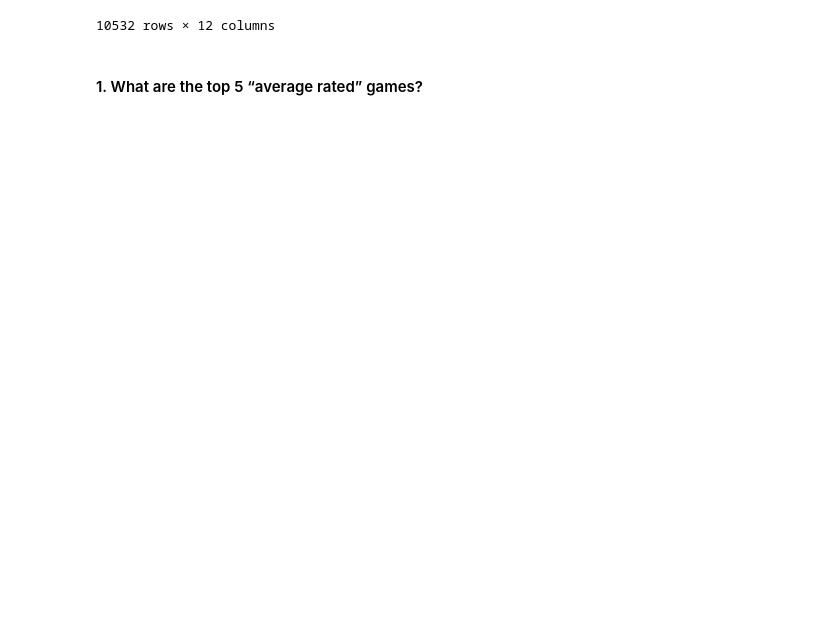
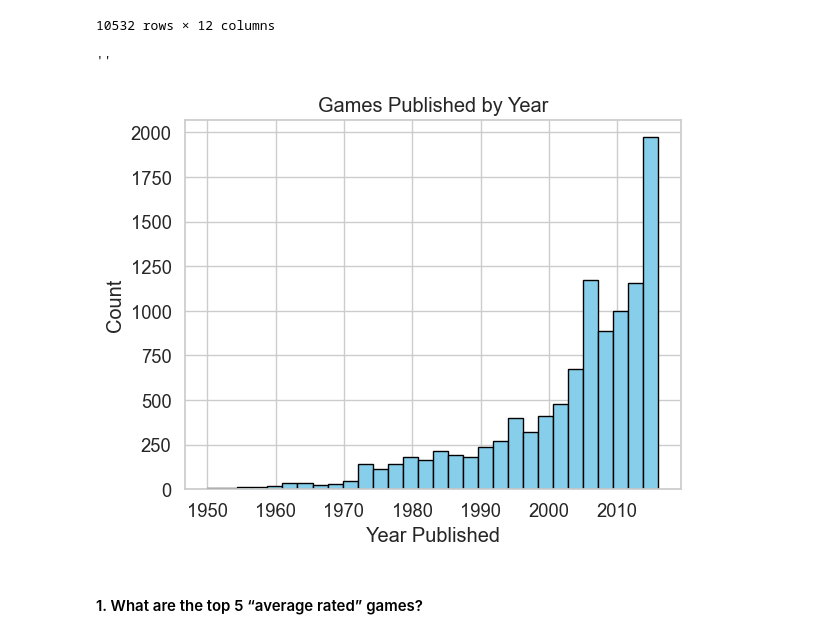
Before and after one commit to ayllinBukovic/AyllinBukovic_DVisHDip_CA1, a Jupyter notebook: AyllinBukovic_DVisHDip_CA1.ipynb, the cells around one changed output. Cells and saved outputs as stored; diff of their text form; code cells hidden in the pictures; blank space fills up the shorter version.

```diff
--- a/AyllinBukovic_DVisHDip_CA1.ipynb
+++ b/AyllinBukovic_DVisHDip_CA1.ipynb
@@ -144,3 +144,12 @@ df_games
 | 10530 | Robo Rally (2016) | 7.45871 | Miniatures,Racing,Science Fiction | 120 | 20 | 120 | 12 | 2 | ... |
 | 10531 | Villages of Valeria: Deluxe Kicks... | 7.52941 | Card Game,City Building | 60 | 30 | 60 | 14 | 1 | ... |
 10532 rows × 12 columns
+# %%
+plt.hist(df_games['year_published'], bins=30, color='skyblue', edgecolor='black')
+plt.xlabel("Year Published")
+plt.ylabel("Count")
+plt.title("Games Published by Year")
+;
+# %% [output]
+''
+[figure, added]
```
Also changed, not shown: parts of 19 cells of this notebook.
